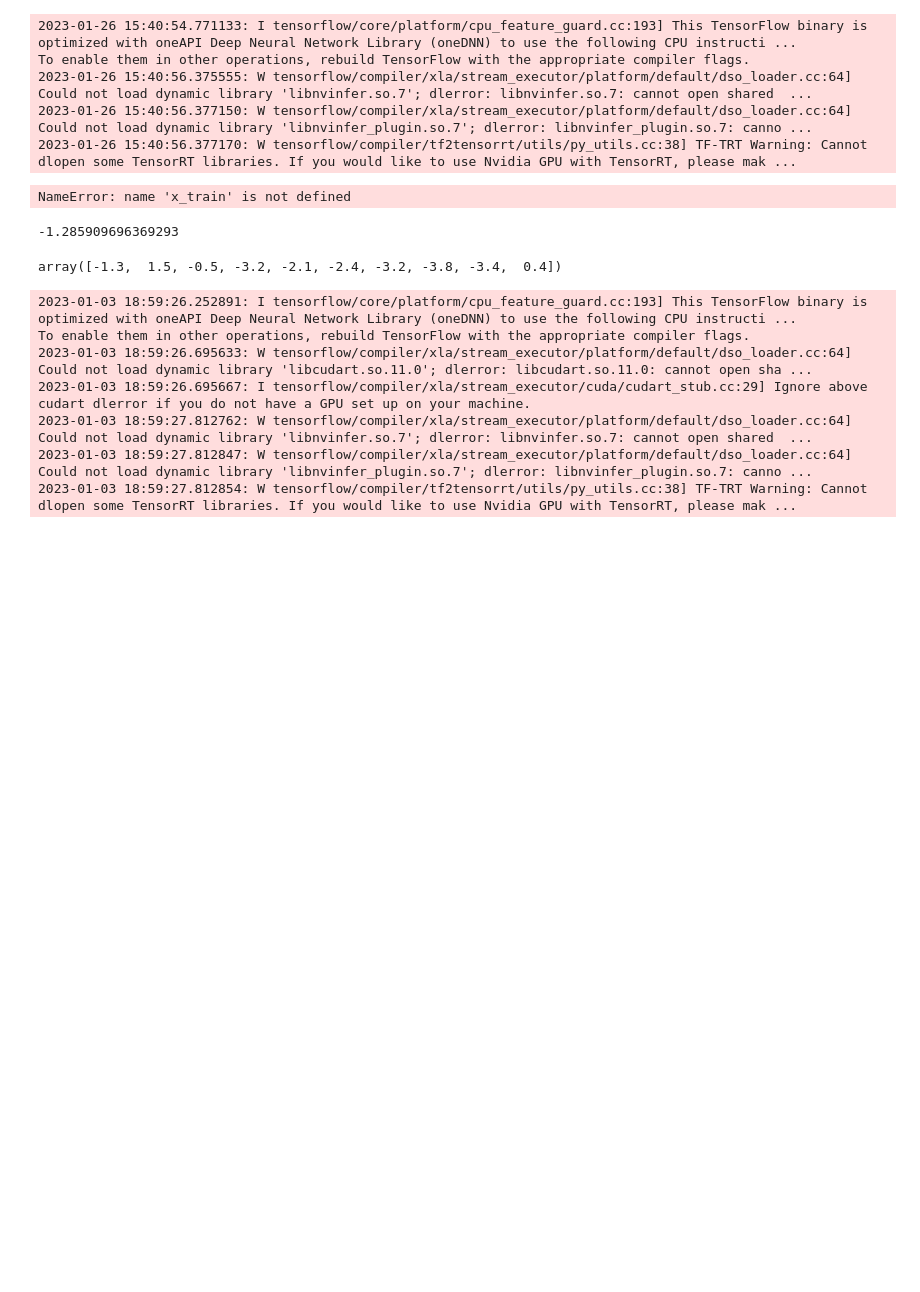
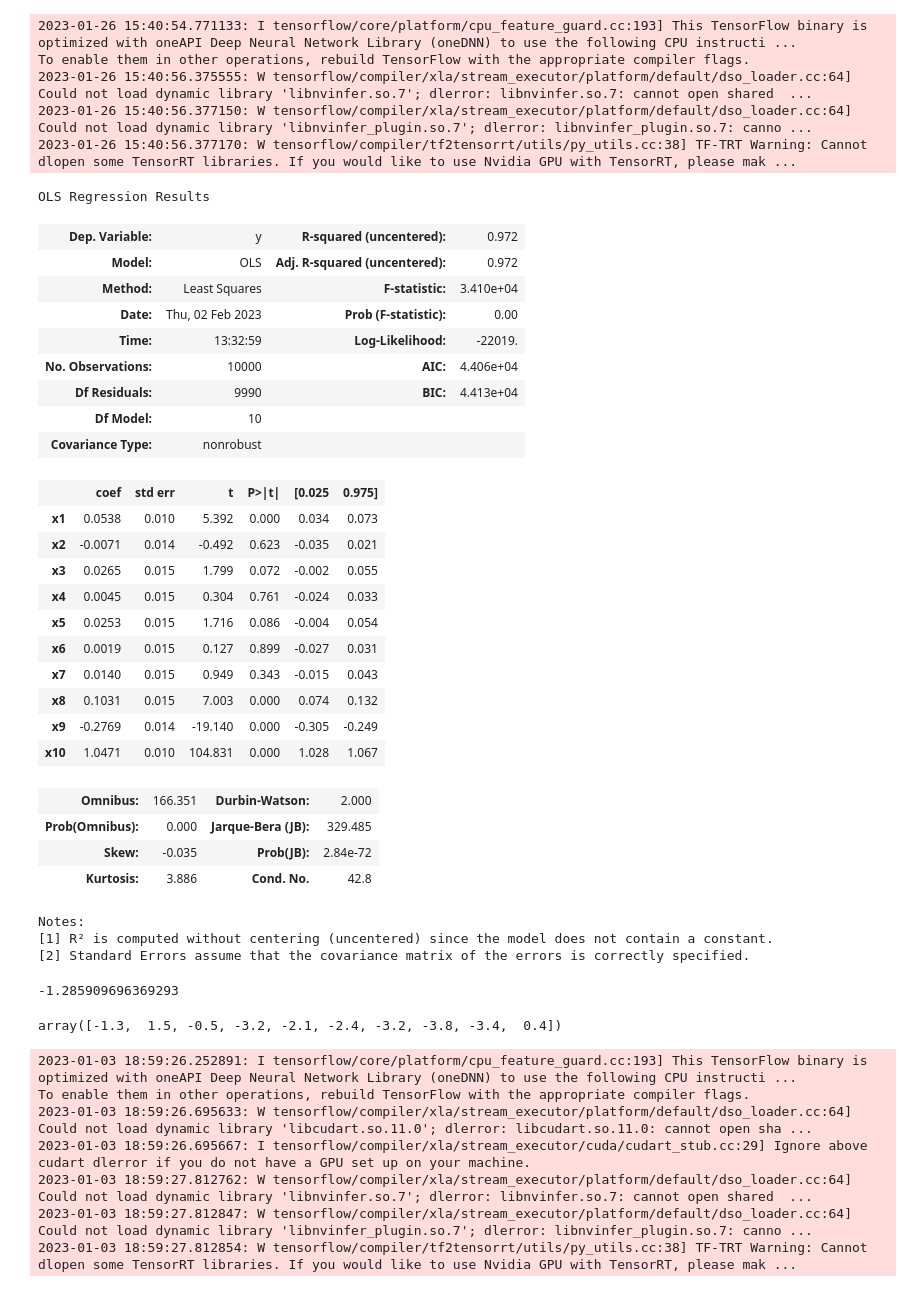
Before and after one commit to Flowwrian/Investigating-the-Effectiveness-of-Cross-Silo-Datasets-for-Training-Federated-Learning-Models, a Jupyter notebook: notebooks/model_tests.ipynb, the cells around one changed output. Saved outputs shown, nothing was run; the diff lists cells and outputs as text; code cells hidden in the pictures; blank space fills up the shorter version.

```diff
--- a/notebooks/model_tests.ipynb
+++ b/notebooks/model_tests.ipynb
@@ -158,6 +158,9 @@ To enable them in other operations, rebuild TensorFlow with the appropriate comp
 2023-01-26 15:40:56.377170: W tensorflow/compiler/tf2tensorrt/utils/py_utils.cc:38] TF-TRT Warning: Cannot dlopen some TensorRT libraries. If you would like to use Nvidia GPU with TensorRT, please mak ...
 # %%
 from sktime.forecasting.model_selection import SlidingWindowSplitter
+from sklearn.preprocessing import StandardScaler
+import pandas as pd
+import numpy as np
 
 
 def _get_samples_from_weather_data(n: int, attributes: list[str], station: str, num_of_samples: int):
@@ -177,11 +180,11 @@ def _get_samples_from_weather_data(n: int, attributes: list[str], station: str,
     data = pd.read_csv(path, names=["time", "temp", "dwpt", "rhum", "prcp", "snow", "wdir", "wspd", "wpgt", "pres", "tsun", "coco"])
 
     #scale the data
-    data = data.drop("time", axis=1)
-    data_columns = data.columns
-    scaler = StandardScaler()
-    scaled_data = scaler.fit_transform(data)
-    data = pd.DataFrame(scaled_data, columns=data_columns)
+    # data = data.drop("time", axis=1)
+    # data_columns = data.columns
+    # scaler = StandardScaler()
+    # scaled_data = scaler.fit_transform(data)
+    # data = pd.DataFrame(scaled_data, columns=data_columns)
 
     #split the data
     splitter = SlidingWindowSplitter(fh=1, window_length=n)
@@ -201,12 +204,41 @@ def _get_samples_from_weather_data(n: int, attributes: list[str], station: str,
     return x_data[:num_of_samples], y_data[:num_of_samples]
 # %%
 x_train, y_train = _get_samples_from_weather_data(10, ["temp"], "berlin_alexanderplatz", 10000)
-# %%
-pd_x = pd.DataFrame(x_train)
-pd_x.describe()
-x_train[0]
-# %% [output]
-NameError: name 'x_train' is not defined
+# %%
+import statsmodels.api as sm
+
+ols = sm.OLS(y_train, x_train)
+result = ols.fit()
+result.summary()
+# %% [output]
+OLS Regression Results
+| Dep. Variable: | y | R-squared (uncentered): | 0.972 |
+| Model: | OLS | Adj. R-squared (uncentered): | 0.972 |
+| Method: | Least Squares | F-statistic: | 3.410e+04 |
+| Date: | Thu, 02 Feb 2023 | Prob (F-statistic): | 0.00 |
+| Time: | 13:32:59 | Log-Likelihood: | -22019. |
+| No. Observations: | 10000 | AIC: | 4.406e+04 |
+| Df Residuals: | 9990 | BIC: | 4.413e+04 |
+| Df Model: | 10 |  |  |
+| Covariance Type: | nonrobust |  |  |
+|  | coef | std err | t | P>|t| | [0.025 | 0.975] |
+| x1 | 0.0538 | 0.010 | 5.392 | 0.000 | 0.034 | 0.073 |
+| x2 | -0.0071 | 0.014 | -0.492 | 0.623 | -0.035 | 0.021 |
+| x3 | 0.0265 | 0.015 | 1.799 | 0.072 | -0.002 | 0.055 |
+| x4 | 0.0045 | 0.015 | 0.304 | 0.761 | -0.024 | 0.033 |
+| x5 | 0.0253 | 0.015 | 1.716 | 0.086 | -0.004 | 0.054 |
+| x6 | 0.0019 | 0.015 | 0.127 | 0.899 | -0.027 | 0.031 |
+| x7 | 0.0140 | 0.015 | 0.949 | 0.343 | -0.015 | 0.043 |
+| x8 | 0.1031 | 0.015 | 7.003 | 0.000 | 0.074 | 0.132 |
+| x9 | -0.2769 | 0.014 | -19.140 | 0.000 | -0.305 | -0.249 |
+| x10 | 1.0471 | 0.010 | 104.831 | 0.000 | 1.028 | 1.067 |
+| Omnibus: | 166.351 | Durbin-Watson: | 2.000 |
+| Prob(Omnibus): | 0.000 | Jarque-Bera (JB): | 329.485 |
+| Skew: | -0.035 | Prob(JB): | 2.84e-72 |
+| Kurtosis: | 3.886 | Cond. No. | 42.8 |
+Notes:
+[1] R² is computed without centering (uncentered) since the model does not contain a constant.
+[2] Standard Errors assume that the covariance matrix of the errors is correctly specified.
 # %%
 pd_y = pd.Series(y_train)
 pd_y.describe()
```
Also changed, not shown: 7 other files.
